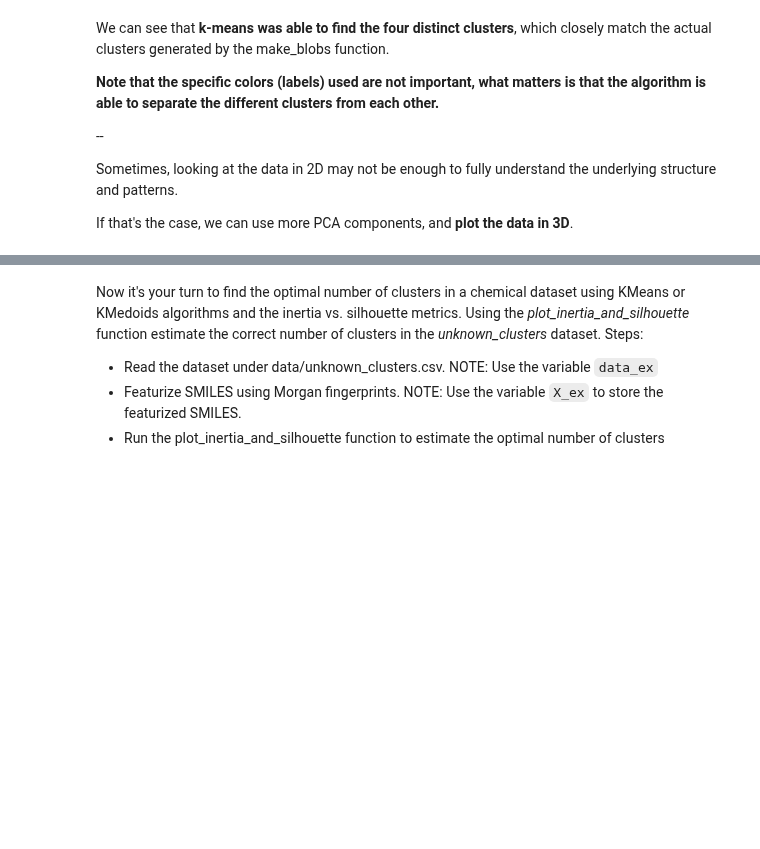
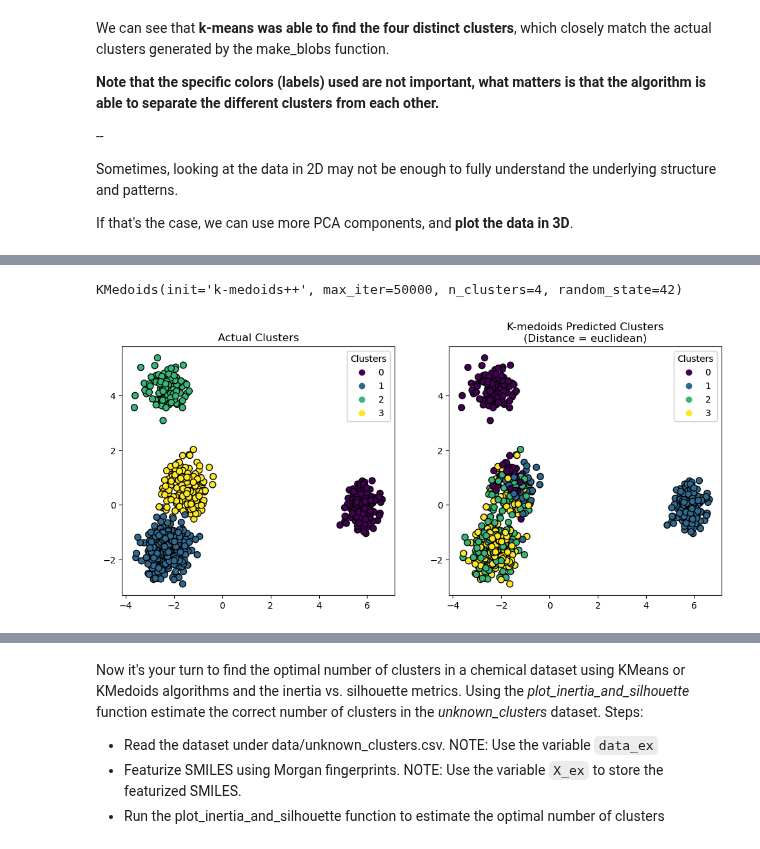
Before and after one commit to schwallergroup/ai4chem_course, a Jupyter notebook: notebooks/04 - Unsupervised Learning/Clustering.ipynb, the cells around one changed output, grey strips where cells are left out. Cells and saved outputs as stored; diff of their text form; code cells hidden in the pictures; blank space fills up the shorter version.

```diff
--- a/notebooks/04 - Unsupervised Learning/Clustering.ipynb
+++ b/notebooks/04 - Unsupervised Learning/Clustering.ipynb
@@ -148,11 +165,24 @@ Make sure to try different metrics for the KMedoids algorithm and see how the cl
 # %%
-kmedoids = KMedoids(n_clusters=n_clusters, random_state=42, init='k-medoids++', metric='euclidean', max_iter=50000)
+d_metric = 'euclidean'  # Change me!
+
+kmedoids = KMedoids(
+    n_clusters=n_clusters,
+	random_state=42,
+	init='k-medoids++',
+	metric=d_metric,
+	max_iter=50000
+)
 kmedoids.fit(X_binary)
+# %% [output]
+KMedoids(init='k-medoids++', max_iter=50000, n_clusters=4, random_state=42)
 # %%
+# And here are the results from
 fig, (ax1, ax2) = plt.subplots(1, 2, figsize=(12, 5))
 
 plot_2d(coords, y, title="Actual Clusters", ax=ax1)
-plot_2d(coords, kmedoids.labels_, title="KMedoids Predicted Clusters", ax=ax2)
+plot_2d(coords, kmedoids.labels_, title=f"K-medoids Predicted Clusters\n(Distance = {d_metric})", ax=ax2)
 
 plt.show()
+# %% [output]
+[figure, added]
 # %%
```
Also changed, not shown: parts of 12 cells of this notebook.
